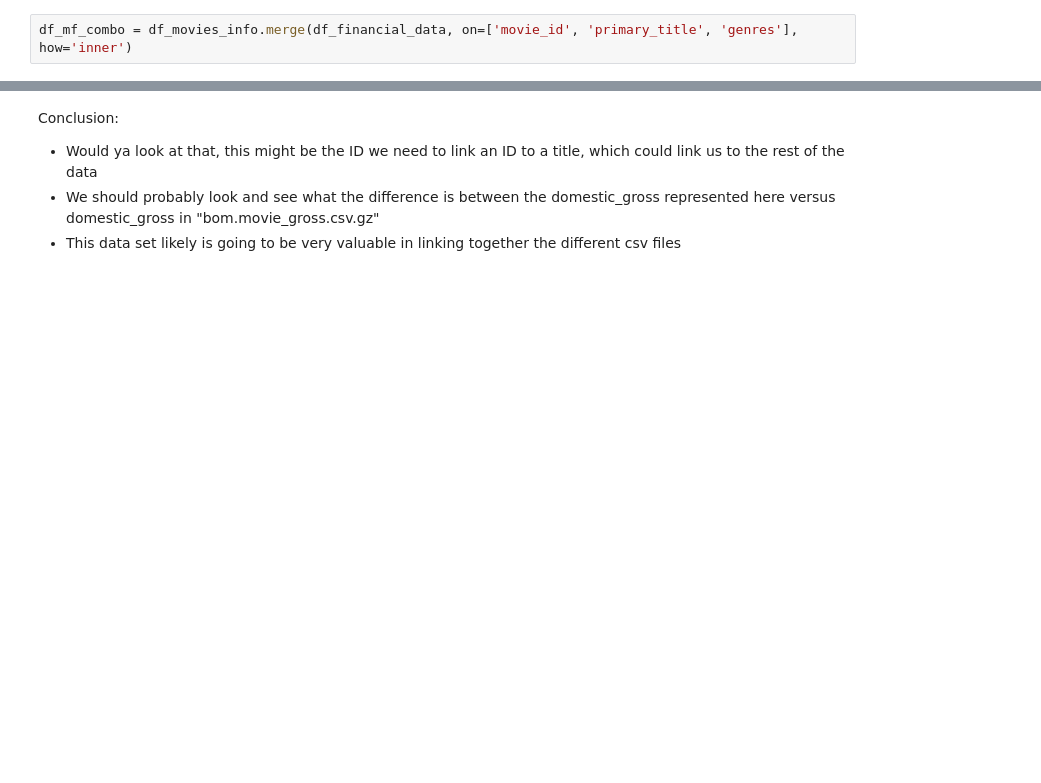
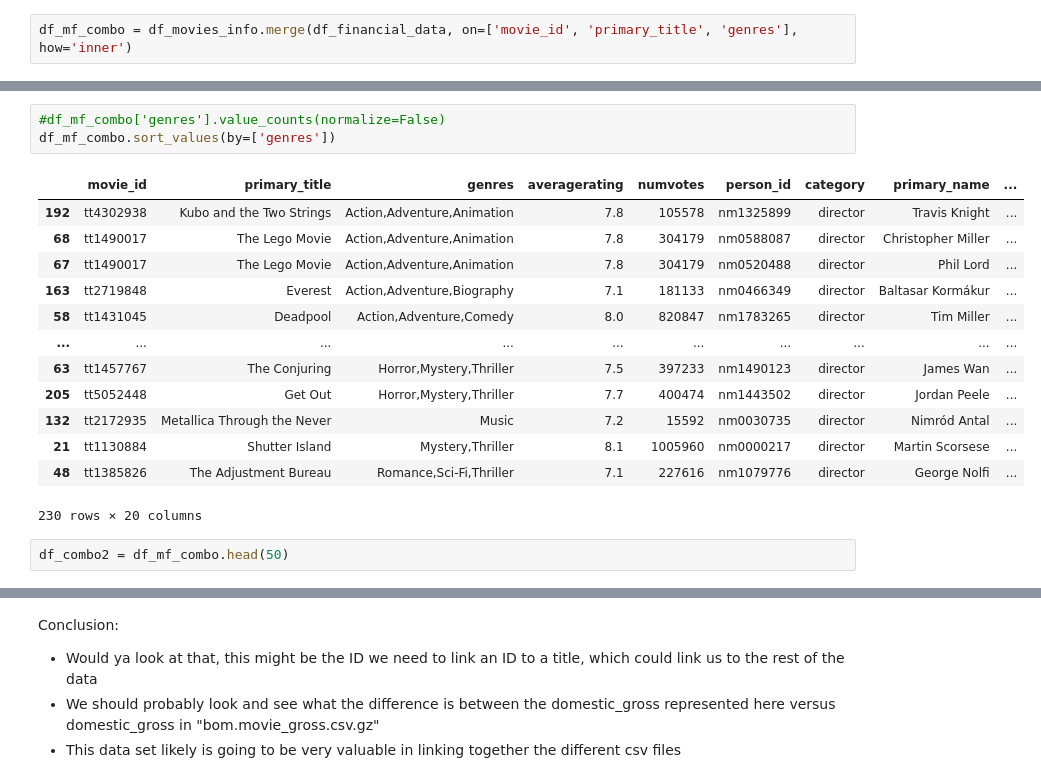
Before and after one commit to mooreaz92/Phase-1-Project-Group-GRV, a Jupyter notebook: GroupProjectVinnie.ipynb, the cells around one changed output, grey strips where cells are left out. Drawn from its saved outputs; the diff is of its cells as text; blank space fills up the shorter version.

```diff
--- a/GroupProjectVinnie.ipynb
+++ b/GroupProjectVinnie.ipynb
@@ -910,0 +932,19 @@ memory usage: 58.1+ KB
+# %%
+#df_mf_combo['genres'].value_counts(normalize=False)
+df_mf_combo.sort_values(by=['genres'])
+# %% [output]
+|  | movie_id | primary_title | genres | averagerating | numvotes | person_id | category | primary_name | ... |
+| 192 | tt4302938 | Kubo and the Two Strings | Action,Adventure,Animation | 7.8 | 105578 | nm1325899 | director | Travis Knight | ... |
+| 68 | tt1490017 | The Lego Movie | Action,Adventure,Animation | 7.8 | 304179 | nm0588087 | director | Christopher Miller | ... |
+| 67 | tt1490017 | The Lego Movie | Action,Adventure,Animation | 7.8 | 304179 | nm0520488 | director | Phil Lord | ... |
+| 163 | tt2719848 | Everest | Action,Adventure,Biography | 7.1 | 181133 | nm0466349 | director | Baltasar Kormákur | ... |
+| 58 | tt1431045 | Deadpool | Action,Adventure,Comedy | 8.0 | 820847 | nm1783265 | director | Tim Miller | ... |
+| ... | ... | ... | ... | ... | ... | ... | ... | ... | ... |
+| 63 | tt1457767 | The Conjuring | Horror,Mystery,Thriller | 7.5 | 397233 | nm1490123 | director | James Wan | ... |
+| 205 | tt5052448 | Get Out | Horror,Mystery,Thriller | 7.7 | 400474 | nm1443502 | director | Jordan Peele | ... |
+| 132 | tt2172935 | Metallica Through the Never | Music | 7.2 | 15592 | nm0030735 | director | Nimród Antal | ... |
+| 21 | tt1130884 | Shutter Island | Mystery,Thriller | 8.1 | 1005960 | nm0000217 | director | Martin Scorsese | ... |
+| 48 | tt1385826 | The Adjustment Bureau | Romance,Sci-Fi,Thriller | 7.1 | 227616 | nm1079776 | director | George Nolfi | ... |
+230 rows × 20 columns
+# %%
+df_combo2 = df_mf_combo.head(50)
```
Also changed, not shown: parts of 9 cells of this notebook.
